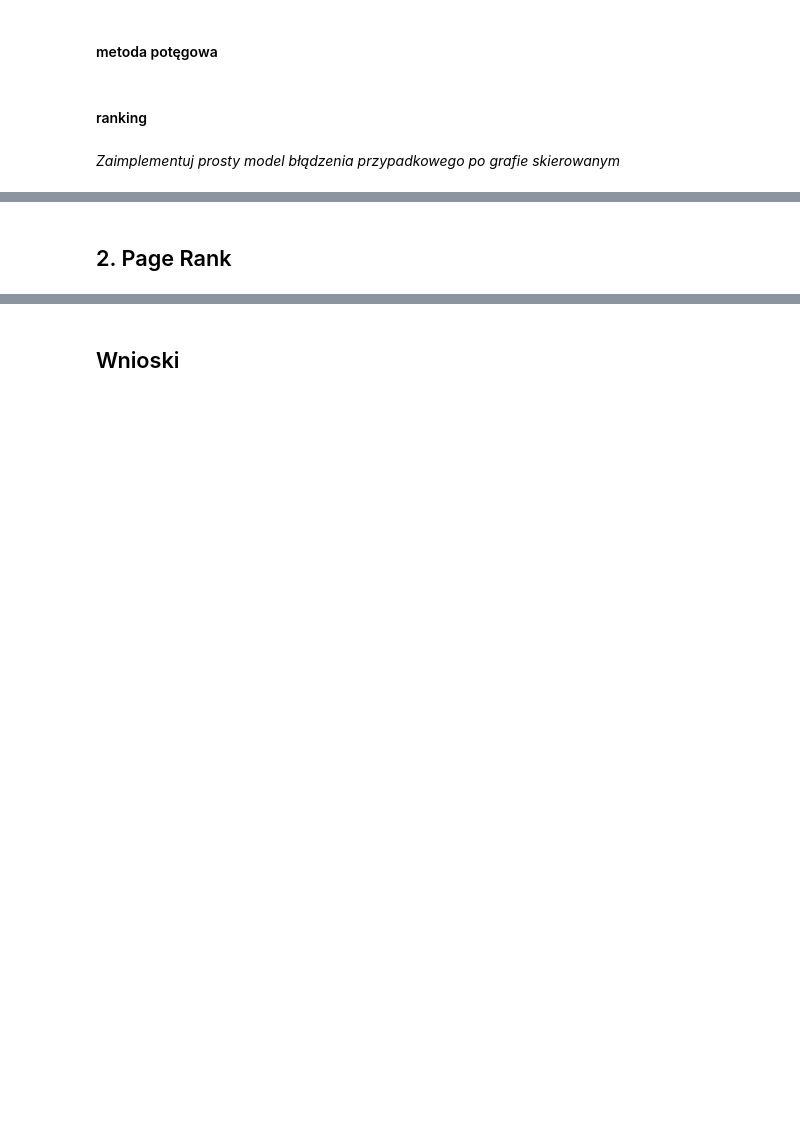
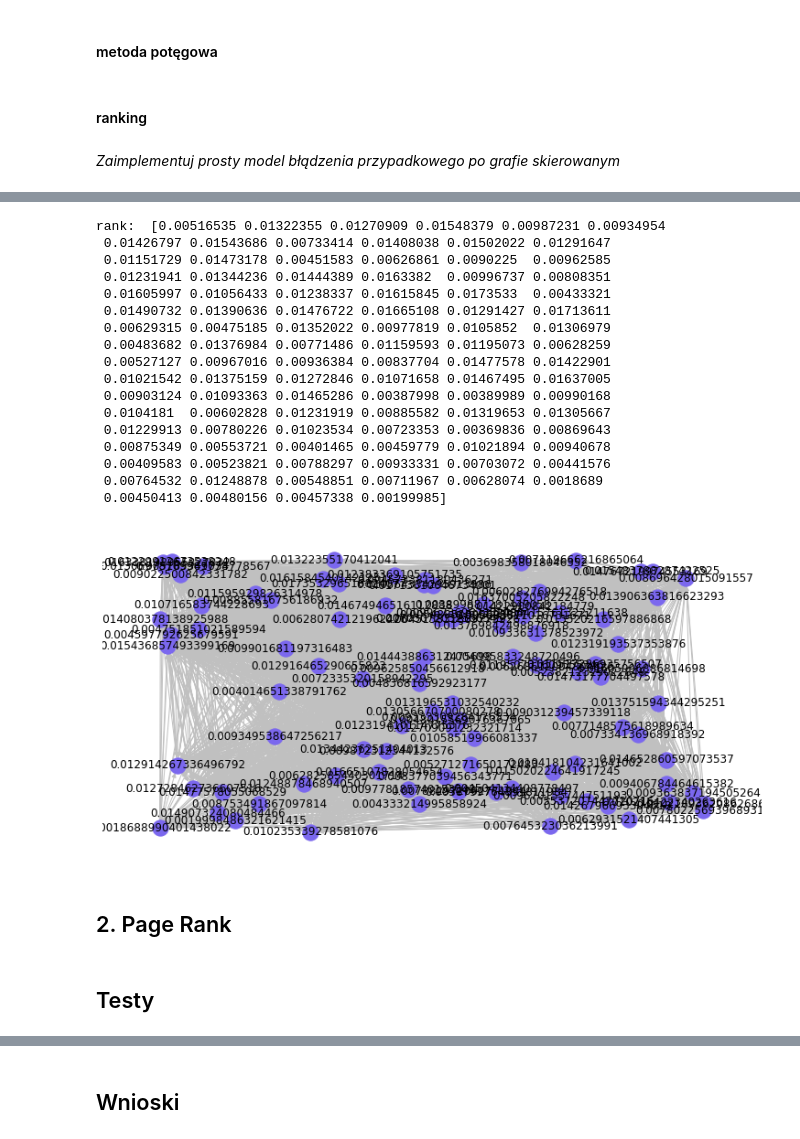
Before and after one commit to mhawryluk/mownit, a Jupyter notebook: lab9/lab9.ipynb, the cells around one changed output, grey strips where cells are left out. Cells and saved outputs as stored; diff of their text form; code cells hidden in the pictures; blank space fills up the shorter version.

```diff
--- a/lab9/lab9.ipynb
+++ b/lab9/lab9.ipynb
@@ -83,2 +105,26 @@ draw_graph(graph, pos)
+# %%
+graph3 = get_connected_graph(100)
+ranked_graph3, rank3 = simple_rank(graph3)
+print('rank: ', rank3)
+draw_graph(ranked_graph3, nx.random_layout(ranked_graph3))
+# %% [output]
+rank:  [0.00516535 0.01322355 0.01270909 0.01548379 0.00987231 0.00934954
+ 0.01426797 0.01543686 0.00733414 0.01408038 0.01502022 0.01291647
+ 0.01151729 0.01473178 0.00451583 0.00626861 0.0090225  0.00962585
+ 0.01231941 0.01344236 0.01444389 0.0163382  0.00996737 0.00808351
+ 0.01605997 0.01056433 0.01238337 0.01615845 0.0173533  0.00433321
+ 0.01490732 0.01390636 0.01476722 0.01665108 0.01291427 0.01713611
+ 0.00629315 0.00475185 0.01352022 0.00977819 0.0105852  0.01306979
+ 0.00483682 0.01376984 0.00771486 0.01159593 0.01195073 0.00628259
+ 0.00527127 0.00967016 0.00936384 0.00837704 0.01477578 0.01422901
+ 0.01021542 0.01375159 0.01272846 0.01071658 0.01467495 0.01637005
+ 0.00903124 0.01093363 0.01465286 0.00387998 0.00389989 0.00990168
+ 0.0104181  0.00602828 0.01231919 0.00885582 0.01319653 0.01305667
+ 0.01229913 0.00780226 0.01023534 0.00723353 0.00369836 0.00869643
+ 0.00875349 0.00553721 0.00401465 0.00459779 0.01021894 0.00940678
+ 0.00409583 0.00523821 0.00788297 0.00933331 0.00703072 0.00441576
+ 0.00764532 0.01248878 0.00548851 0.00711967 0.00628074 0.0018689
+ 0.00450413 0.00480156 0.00457338 0.00199985]
+[figure, added]
 # %% [markdown]
 ## 2. Page Rank
@@ -104,0 +163,2 @@ def page_rank(graph, d, e):
+# %% [markdown]
+## Testy
```
Also changed, not shown: parts of 31 cells of this notebook.
